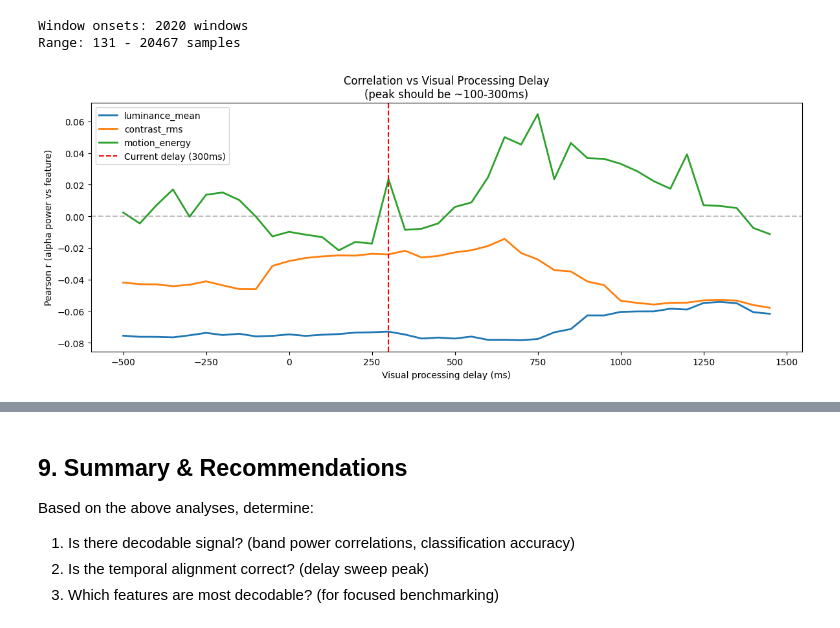
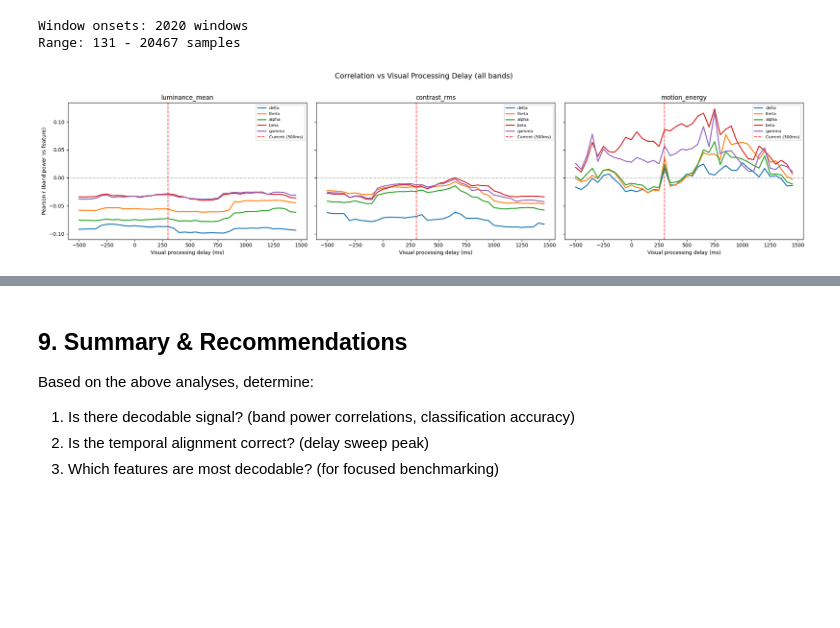
Before and after one commit to dungscout96/eb_jepa_eeg, a Jupyter notebook: notebooks/explore_eeg_visual_correlation.ipynb, the cells around one changed output, grey strips where cells are left out. Cells and saved outputs as stored; diff of their text form; code cells hidden in the pictures; blank space fills up the shorter version.

```diff
--- a/notebooks/explore_eeg_visual_correlation.ipynb
+++ b/notebooks/explore_eeg_visual_correlation.ipynb
@@ -592,55 +592,79 @@ print(f"Range: {window_onsets.min()} - {window_onsets.max()} samples")
 Window onsets: 2020 windows
 Range: 131 - 20467 samples
 # %%
-# Sweep visual processing delay
+# Sweep visual processing delay for ALL bands
 delays_s = np.arange(-0.5, 1.5, 0.05)  # -500ms to +1500ms
-alpha_mean = band_power["alpha"].mean(axis=1)  # (N,)
 
-delay_corrs = {feat: [] for feat in ["luminance_mean", "contrast_rms", "motion_energy"]}
+feat_names_sweep = ["luminance_mean", "contrast_rms", "motion_energy"]
+band_names = list(BANDS.keys())
 
 # Current delay used when creating the dataset
 current_delay = cfg.data.visual_processing_delay_s
 
+# Precompute mean band power per band: {band_name: (N,)}
+bp_means = {b: band_power[b].mean(axis=1) for b in band_names}
+
+# delay_corrs[band][feat] = list of correlations per delay
+delay_corrs = {b: {f: [] for f in feat_names_sweep} for b in band_names}
+
 for delay in tqdm(delays_s, desc="Sweeping delay"):
-    # delta_delay = how much to shift from current alignment
     delta_delay = delay - current_delay
-    delta_samples = int(delta_delay * sfreq)
 
-    for feat_name in delay_corrs.keys():
+    # Recompute shifted features once per delay (shared across bands)
+    shifted = {}
+    for feat_name in feat_names_sweep:
         shifted_features = []
-        for i, onset in enumerate(window_onsets):
-            # Recompute frame index with this delay
+        for onset in window_onsets:
             shifted_onset = onset - int(delta_delay * sfreq)
             movie_time = shifted_onset / sfreq
             frame_idx = int(movie_time * fps)
             frame_idx = max(0, min(frame_idx, len(movie_features_df) - 1))
             shifted_features.append(float(movie_features_df.iloc[frame_idx][feat_name]))
+        shifted[feat_name] = np.array(shifted_features)
 
-        shifted_features = np.array(shifted_features)
-        valid = ~np.isnan(shifted_features)
-        if valid.sum() > 10:
-            r, _ = pearsonr(alpha_mean[valid], shifted_features[valid])
-            delay_corrs[feat_name].append(r)
-        else:
-            delay_corrs[feat_name].append(0.0)
+    for band_name in band_names:
+        bp_mean = bp_means[band_name]
+        for feat_name in feat_names_sweep:
+            feat_vals = shifted[feat_name]
+            valid = ~np.isnan(feat_vals)
+            if valid.sum() > 10:
+                r, _ = pearsonr(bp_mean[valid], feat_vals[valid])
+            else:
+                r = 0.0
+            delay_corrs[band_name][feat_name].append(r)
 
-fig, ax = plt.subplots(figsize=(12, 5))
-for feat_name, corrs in delay_corrs.items():
-    ax.plot(delays_s * 1000, corrs, label=feat_name, linewidth=2)
+# --- Plot: one subplot per feature, all bands overlaid ---
+fig, axes = plt.subplots(1, len(feat_names_sweep), figsize=(7 * len(feat_names_sweep), 5),
+                         sharey=True)
 
-ax.axvline(current_delay * 1000, color='red', linestyle='--',
-           label=f'Current delay ({current_delay*1000:.0f}ms)')
-ax.set_xlabel("Visual processing delay (ms)")
-ax.set_ylabel("Pearson r (alpha power vs feature)")
-ax.set_title("Correlation vs Visual Processing Delay\n(peak should be ~100-300ms)")
-ax.legend()
-ax.axhline(0, color='gray', linestyle='--', alpha=0.5)
+for ax, feat_name in zip(axes, feat_names_sweep):
+    for band_name in band_names:
+        corrs = delay_corrs[band_name][feat_name]
+        ax.plot(delays_s * 1000, corrs, label=band_name, linewidth=2)
+    ax.axvline(current_delay * 1000, color='red', linestyle='--', alpha=0.7,
+               label=f'Current ({current_delay*1000:.0f}ms)')
+    ax.axhline(0, color='gray', linestyle='--', alpha=0.4)
+    ax.set_xlabel("Visual processing delay (ms)")
+    ax.set_title(feat_name)
+    ax.legend(fontsize=8)
+
+axes[0].set_ylabel("Pearson r (band power vs feature)")
+fig.suptitle("Correlation vs Visual Processing Delay (all bands)", fontsize=14, y=1.02)
 plt.tight_layout()
 plt.show()
 
-# Report optimal delays
-for feat_name, corrs in delay_corrs.items():
-    best_idx = np.argmax(np.abs(corrs))
-    print(f"{feat_name}: peak |r|={abs(corrs[best_idx]):.4f} at delay={delays_s[best_idx]*1000:.0f}ms")
+# --- Report optimal delay per band x feature ---
+print("\nOptimal delays (ms) and peak |r|:")
+print(f"{'band':<8s}", end="")
+for f in feat_names_sweep:
+    print(f"  {f:>20s}", end="")
+print()
+for band_name in band_names:
+    print(f"{band_name:<8s}", end="")
+    for feat_name in feat_names_sweep:
+        corrs = delay_corrs[band_name][feat_name]
+        best_idx = np.argmax(np.abs(corrs))
+        print(f"  {delays_s[best_idx]*1000:>6.0f}ms |r|={abs(corrs[best_idx]):.3f}", end="")
+    print()
 # %% [output]
-[figure, old version]
+[figure, new version]
```
Also changed, not shown: parts of 8 cells of this notebook, 22 other files.
